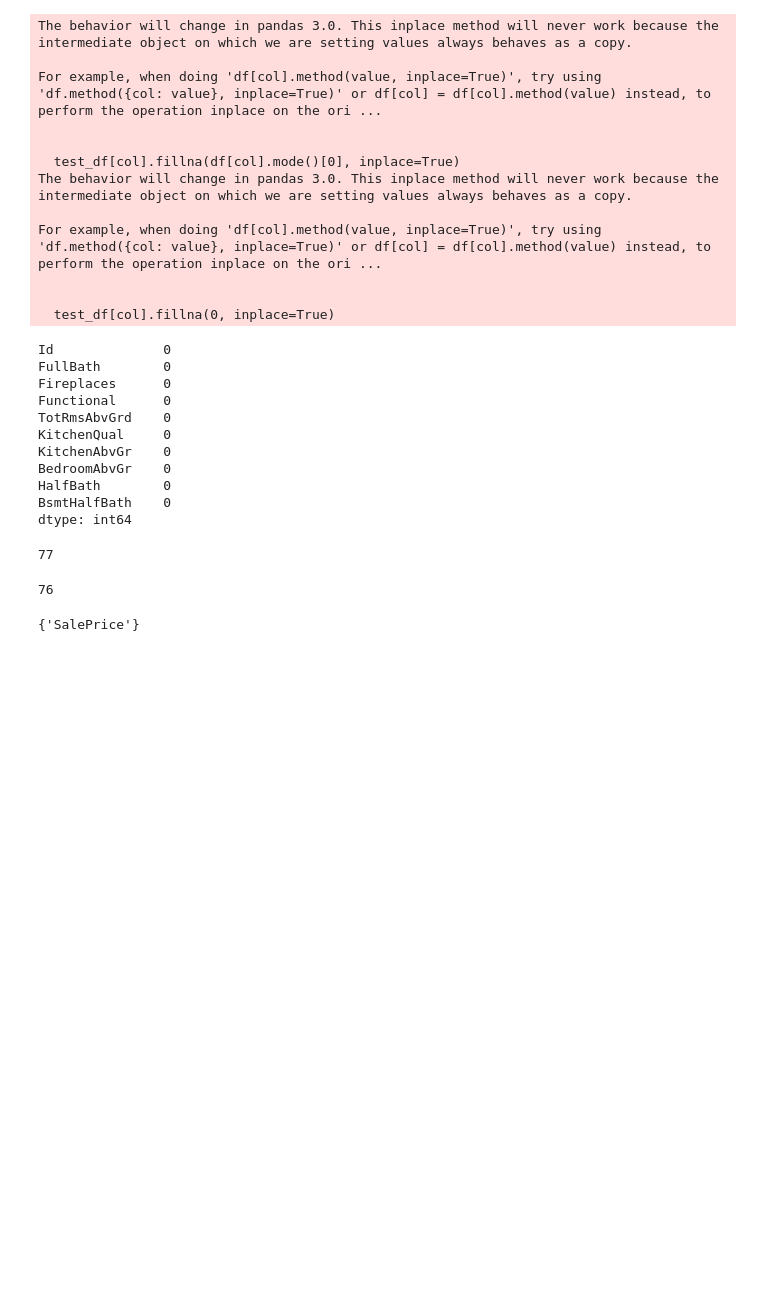
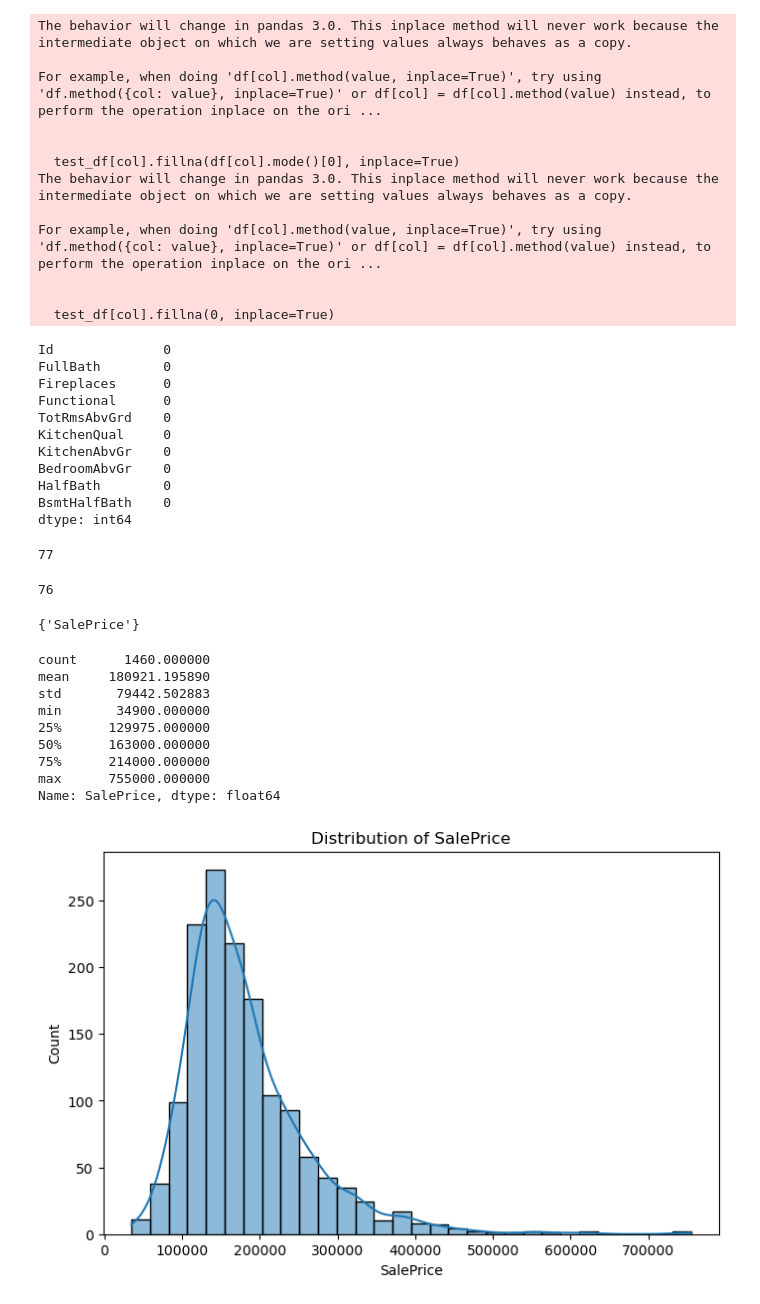
Before and after one commit to jessingit5/house-price-prediction, a Jupyter notebook: noteboooks/01_eda.ipynb, the cells around one changed output. Drawn from its saved outputs; the diff is of its cells as text; code cells hidden in the pictures; blank space fills up the shorter version.

```diff
--- a/noteboooks/01_eda.ipynb
+++ b/noteboooks/01_eda.ipynb
@@ -306,0 +323,22 @@ set(df.columns) - set(test_df.columns)
+# %%
+
+print(df['SalePrice'].describe())
+
+# Distribution plot
+plt.figure(figsize=(8,5))
+sns.histplot(df['SalePrice'], kde=True, bins=30)
+plt.title('Distribution of SalePrice')
+plt.xlabel('SalePrice')
+plt.ylabel('Count')
+plt.show()
+# %% [output]
+count      1460.000000
+mean     180921.195890
+std       79442.502883
+min       34900.000000
+25%      129975.000000
+50%      163000.000000
+75%      214000.000000
+max      755000.000000
+Name: SalePrice, dtype: float64
+[figure, added]
```
Also changed, not shown: parts of 6 cells of this notebook.
